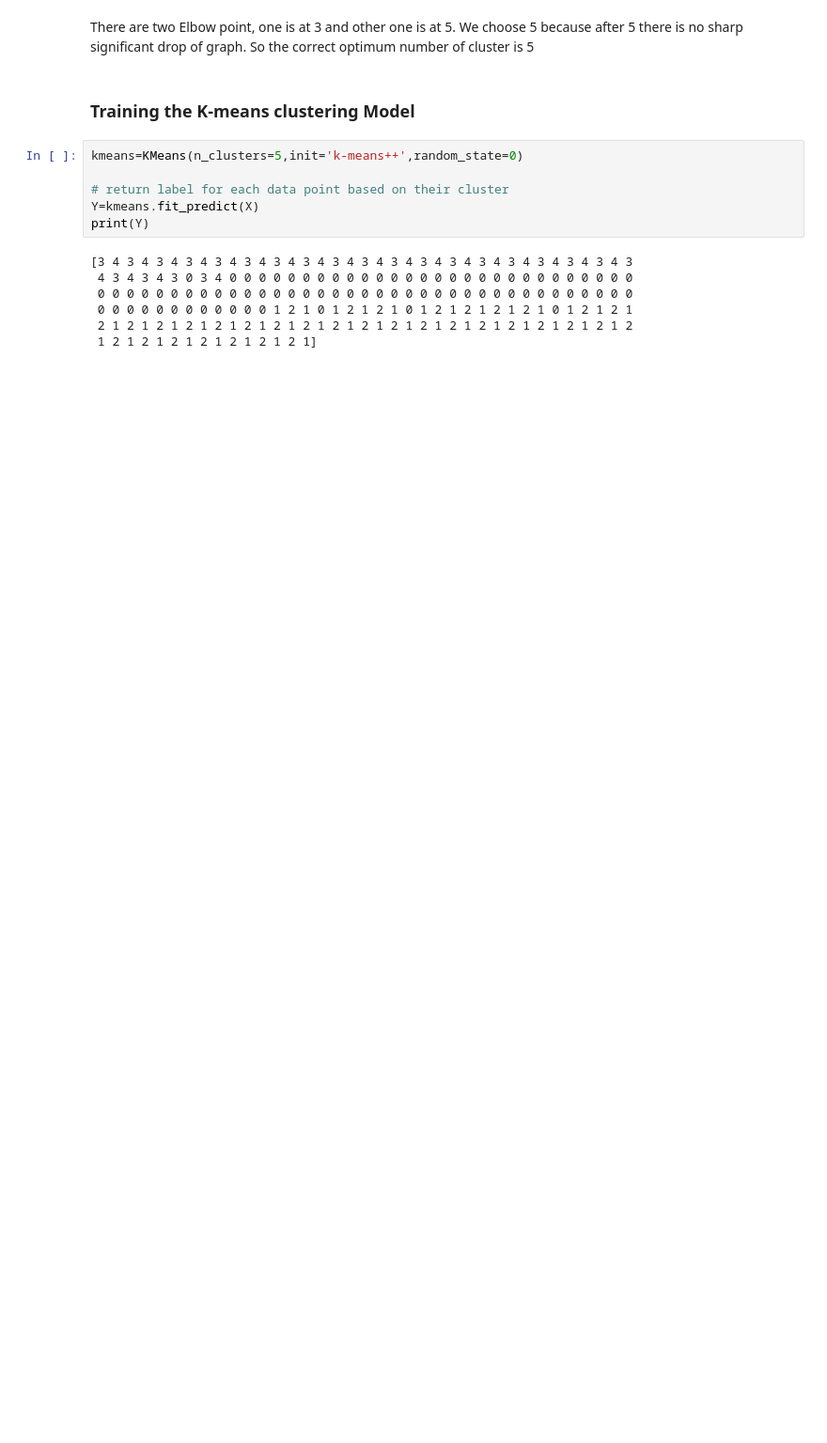
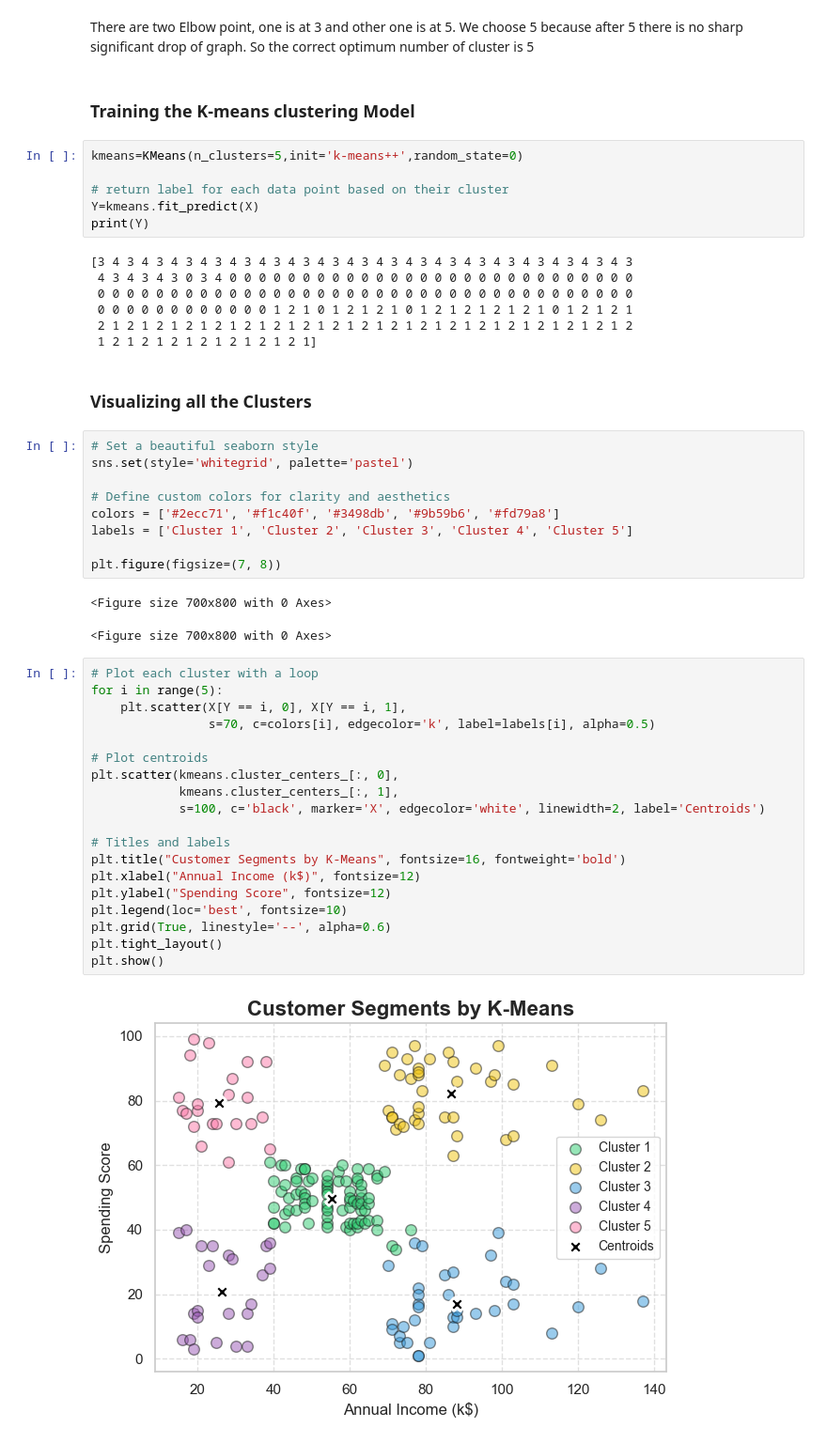
Before and after one commit to Kahkashan2708/Customer-segmentation-Kmeans, a Jupyter notebook: Untitled-1.ipynb, the cells around one changed output. Shown at 94% size. Saved outputs shown, nothing was run; the diff lists cells and outputs as text; blank space fills up the shorter version.

Commit message:
Implemented K-Means clustering and visualized customer segments

```diff
--- a/Untitled-1.ipynb
+++ b/Untitled-1.ipynb
@@ -110,3 +112,38 @@ print(Y)
  0 0 0 0 0 0 0 0 0 0 0 0 1 2 1 0 1 2 1 2 1 0 1 2 1 2 1 2 1 2 1 0 1 2 1 2 1
  2 1 2 1 2 1 2 1 2 1 2 1 2 1 2 1 2 1 2 1 2 1 2 1 2 1 2 1 2 1 2 1 2 1 2 1 2
  1 2 1 2 1 2 1 2 1 2 1 2 1 2 1]
+# %% [markdown]
+### Visualizing all the Clusters
+# %%
+# Set a beautiful seaborn style
+sns.set(style='whitegrid', palette='pastel')
+
+# Define custom colors for clarity and aesthetics
+colors = ['#2ecc71', '#f1c40f', '#3498db', '#9b59b6', '#fd79a8']
+labels = ['Cluster 1', 'Cluster 2', 'Cluster 3', 'Cluster 4', 'Cluster 5']
+
+plt.figure(figsize=(7, 8))
+# %% [output]
+<Figure size 700x800 with 0 Axes>
+<Figure size 700x800 with 0 Axes>
+# %%
+# Plot each cluster with a loop
+for i in range(5):
+    plt.scatter(X[Y == i, 0], X[Y == i, 1],
+                s=70, c=colors[i], edgecolor='k', label=labels[i], alpha=0.5)
+
+# Plot centroids
+plt.scatter(kmeans.cluster_centers_[:, 0],
+            kmeans.cluster_centers_[:, 1],
+            s=100, c='black', marker='X', edgecolor='white', linewidth=2, label='Centroids')
+
+# Titles and labels
+plt.title("Customer Segments by K-Means", fontsize=16, fontweight='bold')
+plt.xlabel("Annual Income (k$)", fontsize=12)
+plt.ylabel("Spending Score", fontsize=12)
+plt.legend(loc='best', fontsize=10)
+plt.grid(True, linestyle='--', alpha=0.6)
+plt.tight_layout()
+plt.show()
+# %% [output]
+[figure, added]
```
Also changed, not shown: parts of 1 cell of this notebook.
